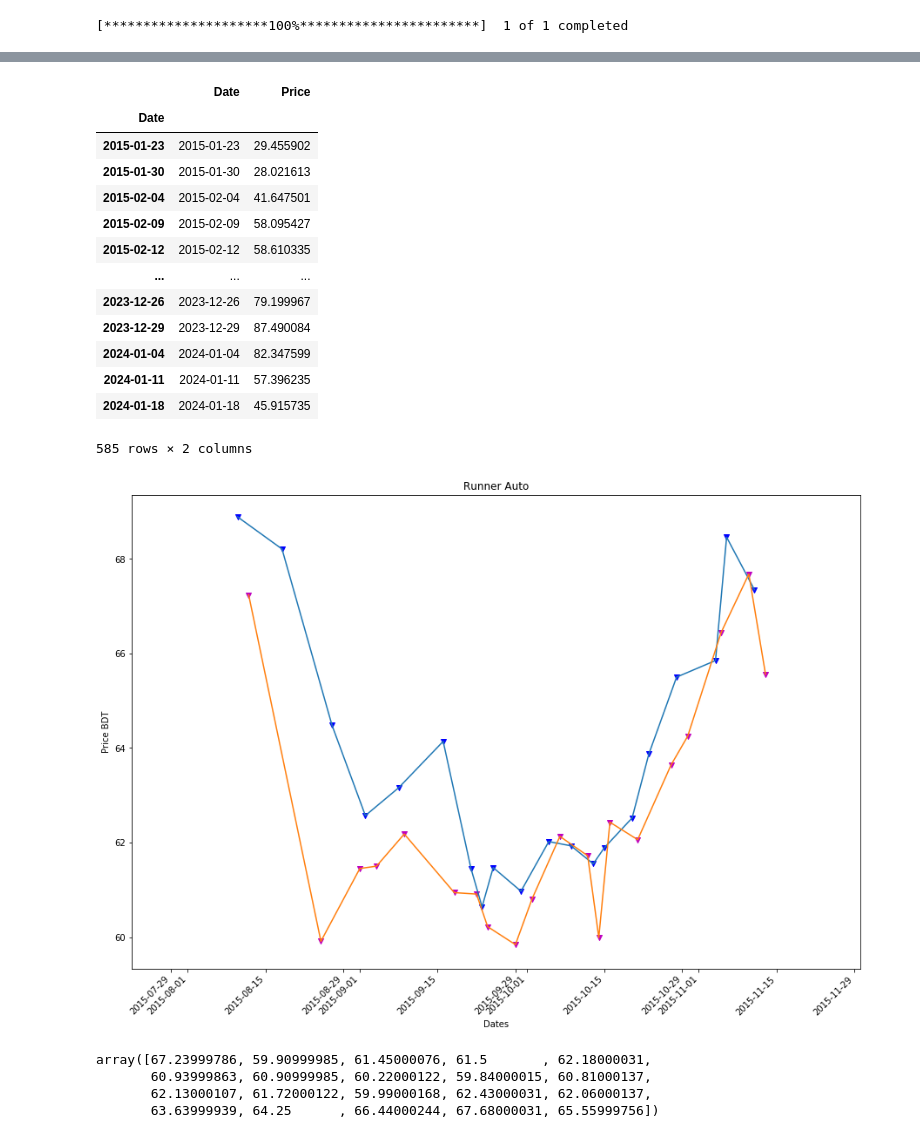
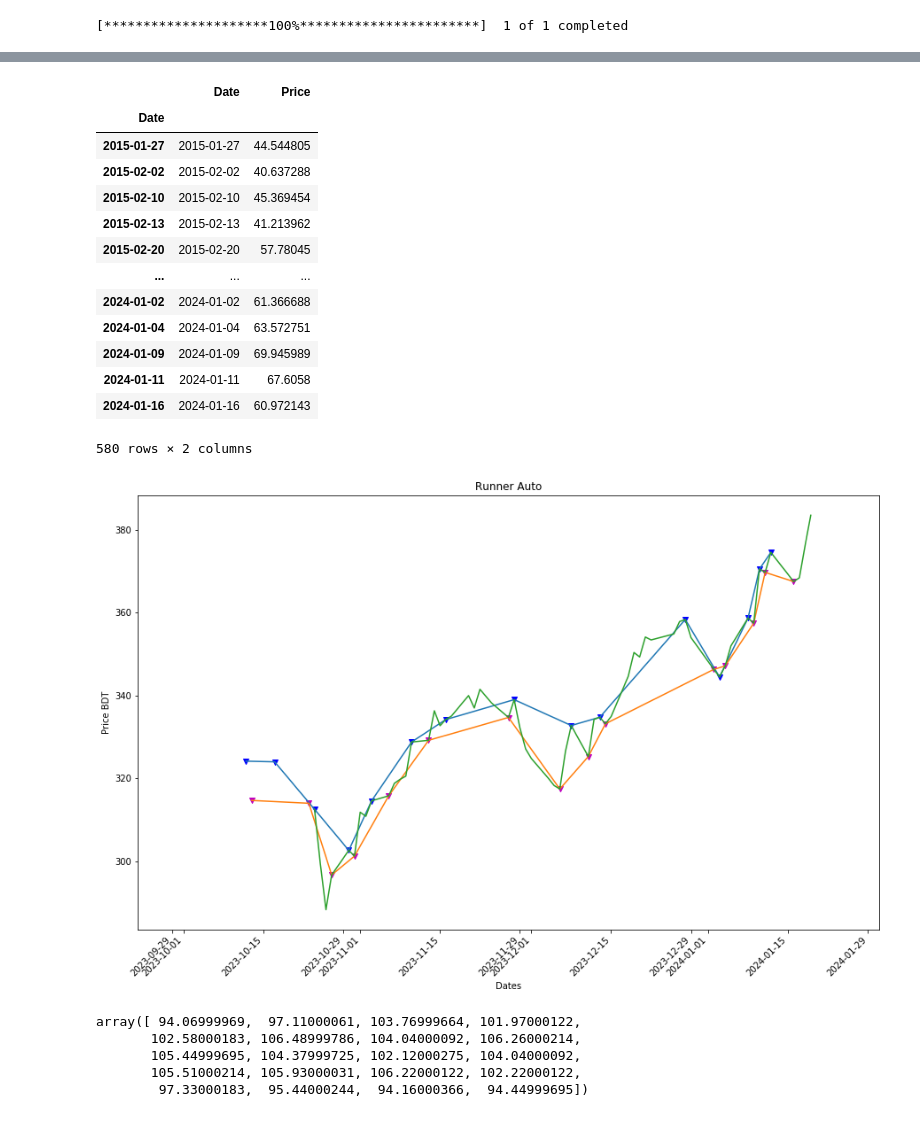
Before and after one commit to nafissaad/Tutorial1, a Jupyter notebook: Tutorial/Python for finance/QuantProgram/Taking short position Using RSI.ipynb, the cells around one changed output, grey strips where cells are left out. Saved outputs shown, nothing was run; the diff lists cells and outputs as text; code cells hidden in the pictures.

```diff
--- a/Tutorial/Python for finance/QuantProgram/Taking short position Using RSI.ipynb
+++ b/Tutorial/Python for finance/QuantProgram/Taking short position Using RSI.ipynb
@@ -4,7 +4,7 @@ import pandas as pd
 import numpy as np
 import matplotlib.pyplot as plt
 # %%
-df=yf.download('JPM',start='2015-01-01')
+df=yf.download('META',start='2015-01-01')
 # %% [output]
 [*********************100%***********************]  1 of 1 completed
 # %%
@@ -166,41 +166,43 @@ bt
 # %% [output]
 |  | Date | Price |
 | Date |  |  |
-| 2015-01-23 | 2015-01-23 | 29.455902 |
-| 2015-01-30 | 2015-01-30 | 28.021613 |
-| 2015-02-04 | 2015-02-04 | 41.647501 |
-| 2015-02-09 | 2015-02-09 | 58.095427 |
-| 2015-02-12 | 2015-02-12 | 58.610335 |
+| 2015-01-27 | 2015-01-27 | 44.544805 |
+| 2015-02-02 | 2015-02-02 | 40.637288 |
+| 2015-02-10 | 2015-02-10 | 45.369454 |
+| 2015-02-13 | 2015-02-13 | 41.213962 |
+| 2015-02-20 | 2015-02-20 | 57.78045 |
 | ... | ... | ... |
-| 2023-12-26 | 2023-12-26 | 79.199967 |
-| 2023-12-29 | 2023-12-29 | 87.490084 |
-| 2024-01-04 | 2024-01-04 | 82.347599 |
-| 2024-01-11 | 2024-01-11 | 57.396235 |
-| 2024-01-18 | 2024-01-18 | 45.915735 |
+| 2024-01-02 | 2024-01-02 | 61.366688 |
+| 2024-01-04 | 2024-01-04 | 63.572751 |
+| 2024-01-09 | 2024-01-09 | 69.945989 |
+| 2024-01-11 | 2024-01-11 | 67.6058 |
+| 2024-01-16 | 2024-01-16 | 60.972143 |
-585 rows × 2 columns
+580 rows × 2 columns
 # %%
 #df1=df[:50]
 
 plt.figure(figsize=(15,10))
-plt.scatter(np.array(df.loc[tp.index][40:60].index),np.array(df.loc[tp.index][40:60].Close.values),color='b',marker='v')
-plt.scatter(np.array(df.loc[bt.index][40:60].index),np.array(df.loc[bt.index][40:60].Close.values),color='m',marker='v')
-plt.plot(np.array(df.loc[tp.index][40:60].index),np.array(df.loc[tp.index][40:60].Close.values))
-plt.plot(np.array(df.loc[bt.index][40:60].index),np.array(df.loc[bt.index][40:60].Close.values))
+plt.scatter(np.array(df.loc[tp.index][-15:].index),np.array(df.loc[tp.index][-15:].Close.values),color='b',marker='v')
+plt.scatter(np.array(df.loc[bt.index][-15:].index),np.array(df.loc[bt.index][-15:].Close.values),color='m',marker='v')
+plt.plot(np.array(df.loc[tp.index][-15:].index),np.array(df.loc[tp.index][-15:].Close.values))
+plt.plot(np.array(df.loc[bt.index][-15:].index),np.array(df.loc[bt.index][-15:].Close.values))
+df['Close'][-60:].plot(figsize=(15,10))
 
 #rotate x-axis tick labels
 plt.xticks(rotation=45, ha='right')
 
 #display candlestick chart
 plt.title('Runner Auto')
 plt.xlabel('Dates')
 plt.ylabel('Price BDT')
 plt.show()
 # %% [output]
-[figure, old version]
+[figure, new version]
 # %%
 df.loc[bt.index][40:60].Close.values
 # %% [output]
-array([67.23999786, 59.90999985, 61.45000076, 61.5       , 62.18000031,
-       60.93999863, 60.90999985, 60.22000122, 59.84000015, 60.81000137,
-       62.13000107, 61.72000122, 59.99000168, 62.43000031, 62.06000137,
-       63.63999939, 64.25      , 66.44000244, 67.68000031, 65.55999756])
+array([ 94.06999969,  97.11000061, 103.76999664, 101.97000122,
+       102.58000183, 106.48999786, 104.04000092, 106.26000214,
+       105.44999695, 104.37999725, 102.12000275, 104.04000092,
+       105.51000214, 105.93000031, 106.22000122, 102.22000122,
+        97.33000183,  95.44000244,  94.16000366,  94.44999695])
```
Also changed, not shown: parts of 9 cells of this notebook.
